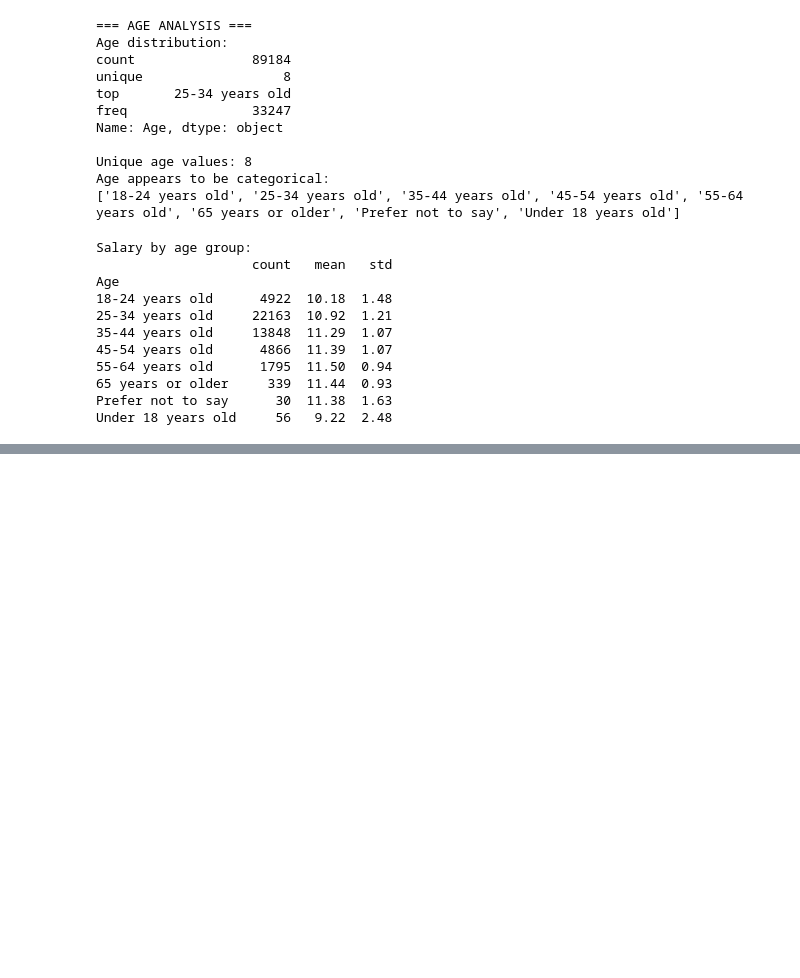
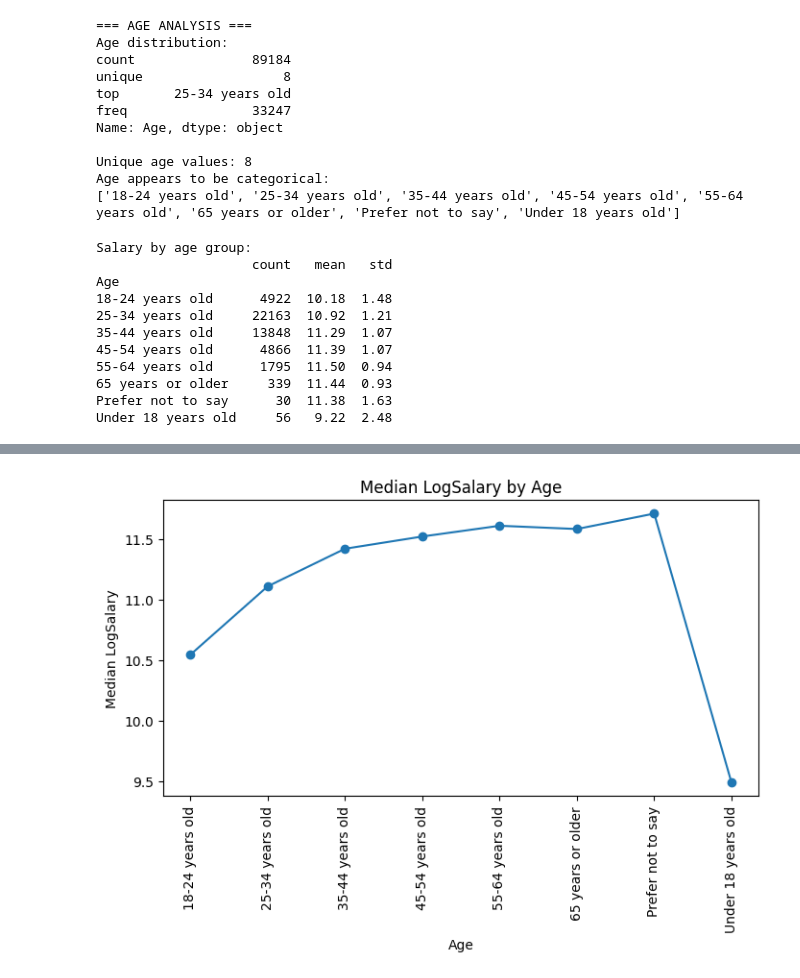
Before and after one commit to hasn77/Stack-Overflow-Survey-Dataset-Model, a Jupyter notebook: getting_started.ipynb, the cells around one changed output, grey strips where cells are left out. Saved outputs shown, nothing was run; the diff lists cells and outputs as text; code cells hidden in the pictures; blank space fills up the shorter version.

```diff
--- a/getting_started.ipynb
+++ b/getting_started.ipynb
@@ -659,0 +721,4 @@ Under 18 years old     56   9.22  2.48
+# %%
+plot_line_with_target(features, 'Age', 'LogSalary')
+# %% [output]
+[figure, added]
```
Also changed, not shown: parts of 32 cells of this notebook, 1 other file.
